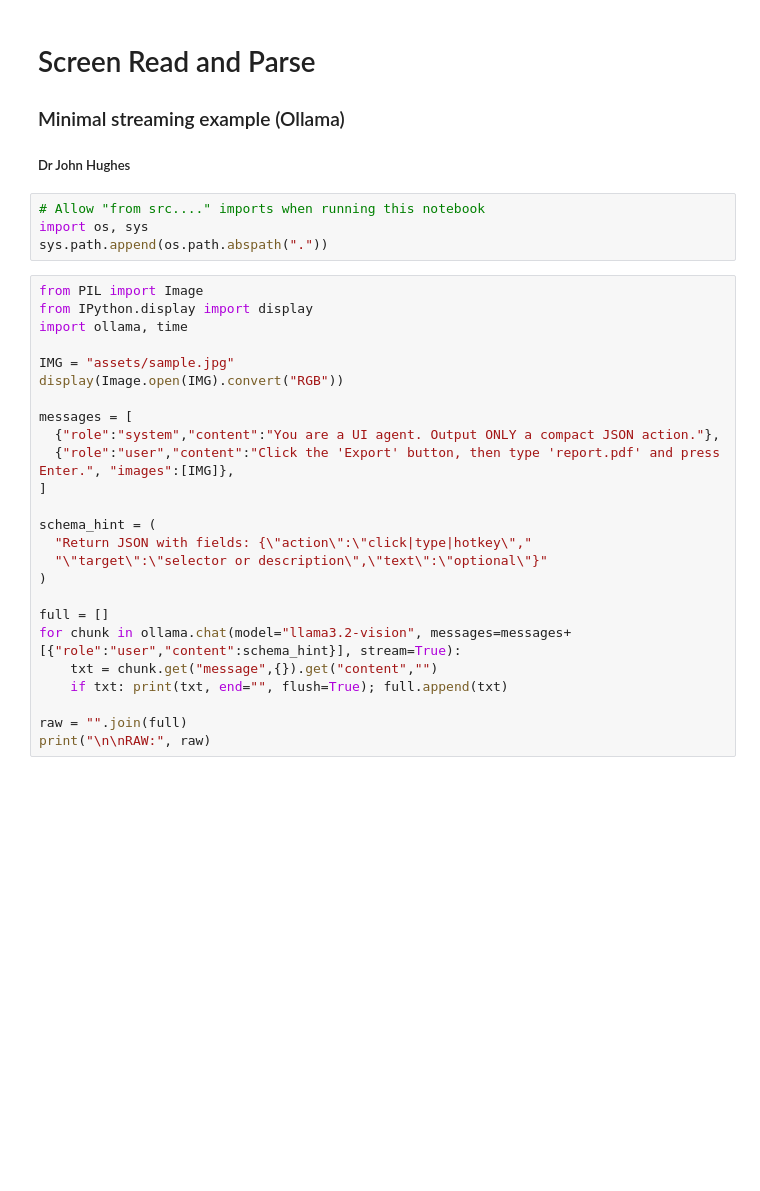
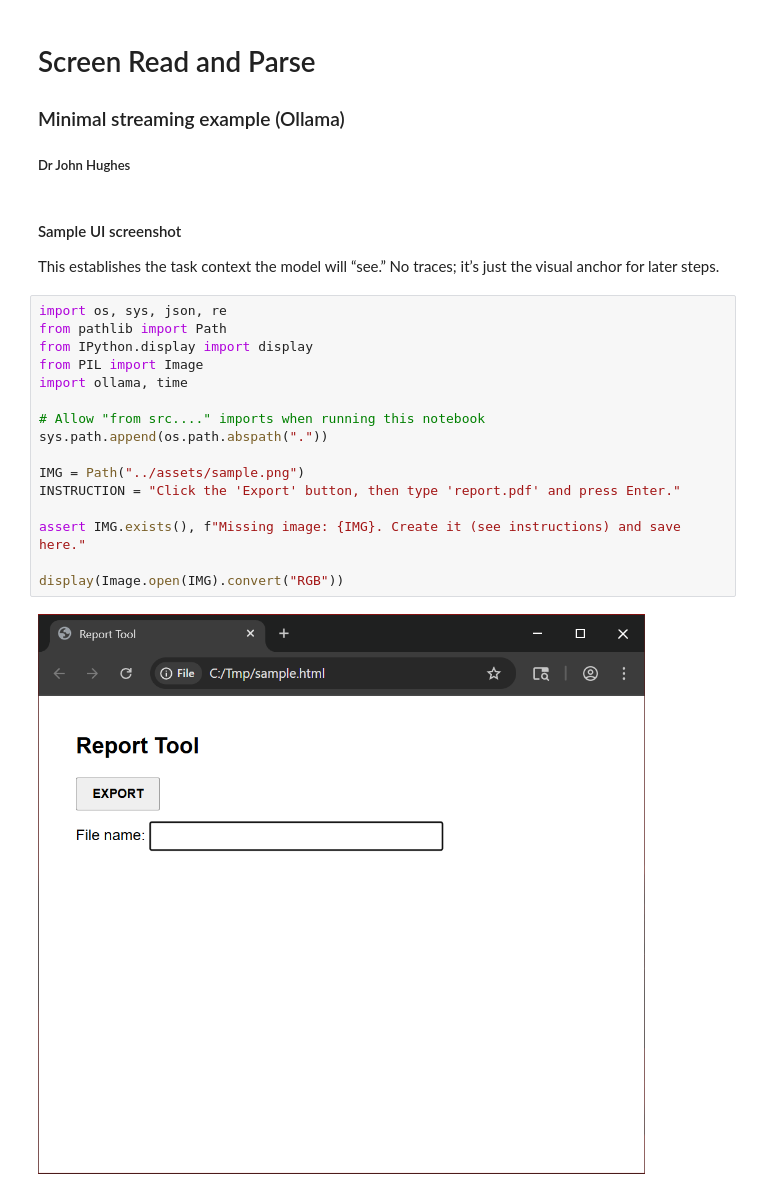
Before and after one commit to DrJohnHughes/Vision-in-the-Loop-UI-Agent, a Jupyter notebook: notebooks/01_screen_read_and_parse.ipynb, the cells around one changed output. Saved outputs shown, nothing was run; the diff lists cells and outputs as text; blank space fills up the shorter version.

```diff
--- a/notebooks/01_screen_read_and_parse.ipynb
+++ b/notebooks/01_screen_read_and_parse.ipynb
@@ -2,32 +2,25 @@
 # Screen Read and Parse
 ### Minimal streaming example (Ollama)
 ##### Dr John Hughes
-# %%
-# Allow "from src...." imports when running this notebook
-import os, sys
-sys.path.append(os.path.abspath("."))
+# %% [markdown]
+#### Sample UI screenshot
+
+This establishes the task context the model will “see.” No traces; it’s just the visual anchor for later steps.
 # %%
+import os, sys, json, re
+from pathlib import Path
+from IPython.display import display
 from PIL import Image
-from IPython.display import display
 import ollama, time
 
-IMG = "assets/sample.jpg"
+# Allow "from src...." imports when running this notebook
+sys.path.append(os.path.abspath("."))
+
+IMG = Path("../assets/sample.png")
+INSTRUCTION = "Click the 'Export' button, then type 'report.pdf' and press Enter."
+
+assert IMG.exists(), f"Missing image: {IMG}. Create it (see instructions) and save here."
+
 display(Image.open(IMG).convert("RGB"))
-
-messages = [
-  {"role":"system","content":"You are a UI agent. Output ONLY a compact JSON action."},
-  {"role":"user","content":"Click the 'Export' button, then type 'report.pdf' and press Enter.", "images":[IMG]},
-]
-
-schema_hint = (
-  "Return JSON with fields: {\"action\":\"click|type|hotkey\","
-  "\"target\":\"selector or description\",\"text\":\"optional\"}"
-)
-
-full = []
-for chunk in ollama.chat(model="llama3.2-vision", messages=messages+[{"role":"user","content":schema_hint}], stream=True):
-    txt = chunk.get("message",{}).get("content","")
-    if txt: print(txt, end="", flush=True); full.append(txt)
-
-raw = "".join(full)
-print("\n\nRAW:", raw)
+# %% [output]
+[figure, added]
```
Also changed, not shown: parts of 4 cells of this notebook, 9 other files.
